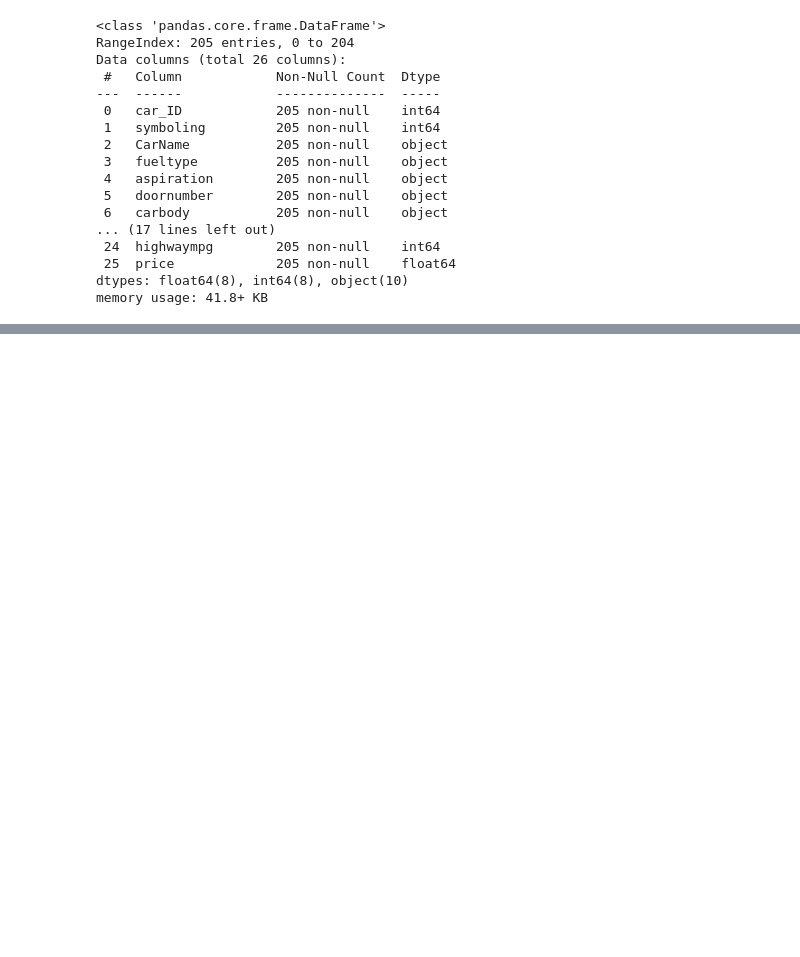
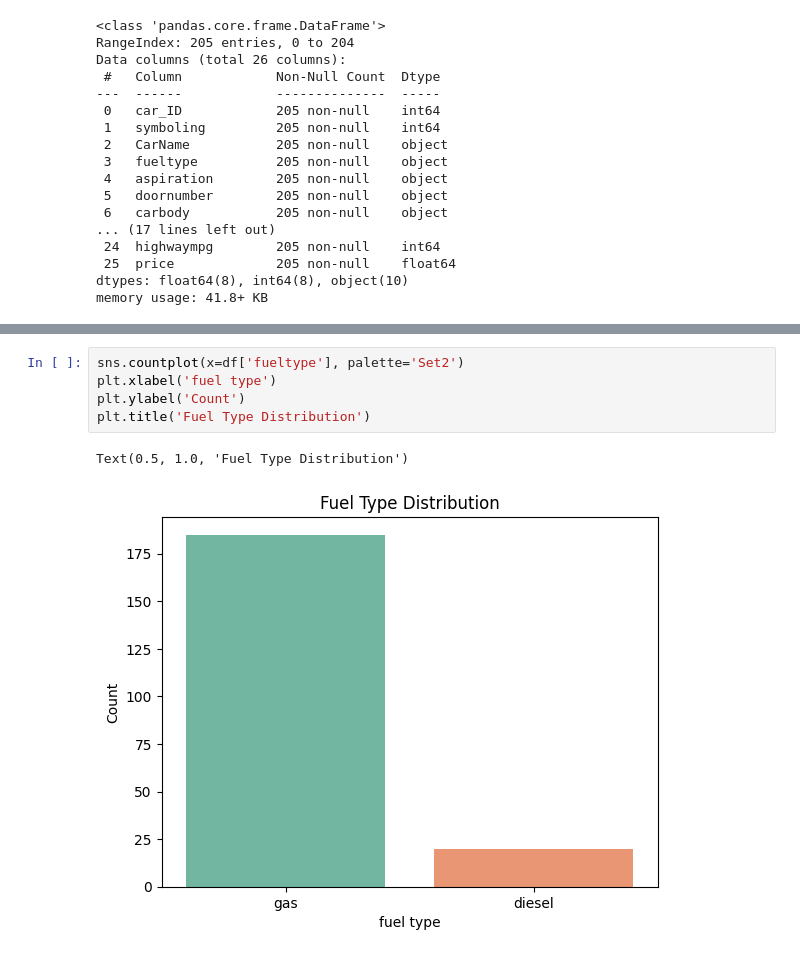
Before and after one commit to uday2510/OIBSIP, a Jupyter notebook: Car_price_prediction.ipynb, the cells around one changed output, grey strips where cells are left out. Drawn from its saved outputs; the diff is of its cells as text; blank space fills up the shorter version.

```diff
--- a/Car_price_prediction.ipynb
+++ b/Car_price_prediction.ipynb
@@ -61,0 +112,8 @@ df.describe()
+# %%
+sns.countplot(x=df['fueltype'], palette='Set2')
+plt.xlabel('fuel type')
+plt.ylabel('Count')
+plt.title('Fuel Type Distribution')
+# %% [output]
+Text(0.5, 1.0, 'Fuel Type Distribution')
+[figure, added]
```
Also changed, not shown: parts of 9 cells of this notebook.
